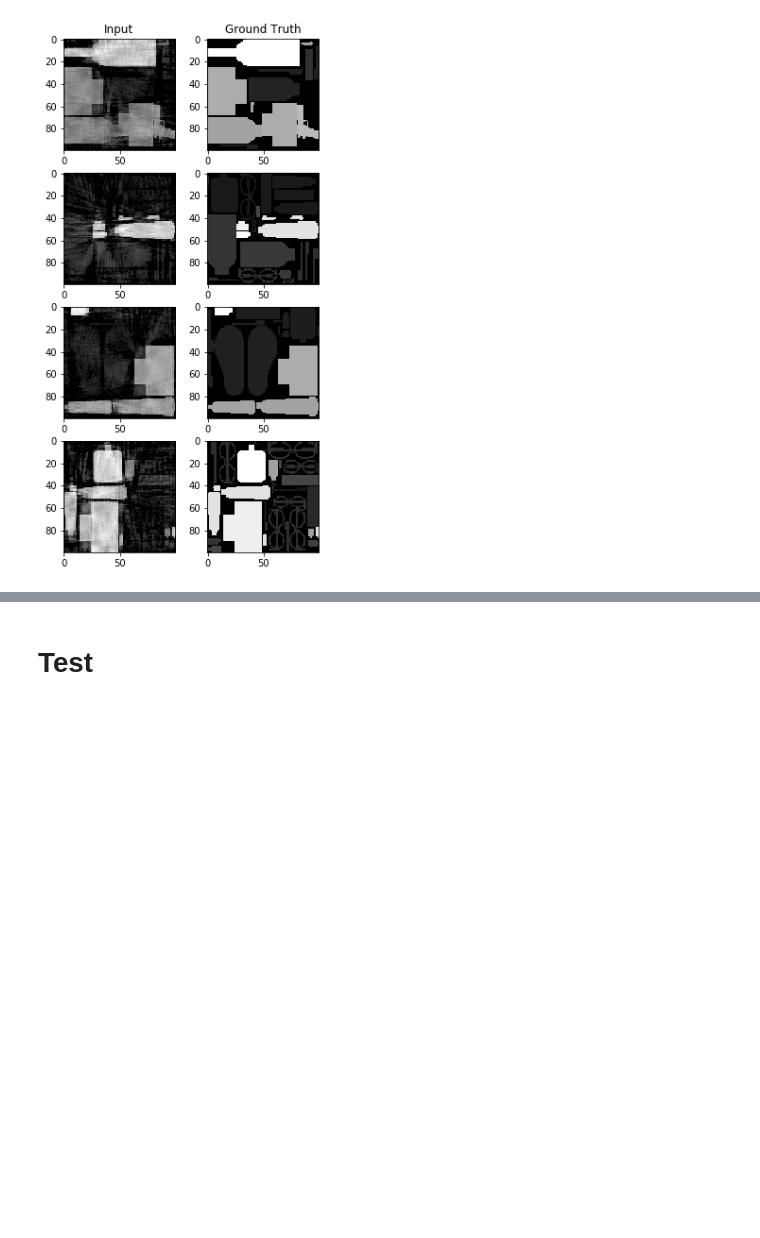
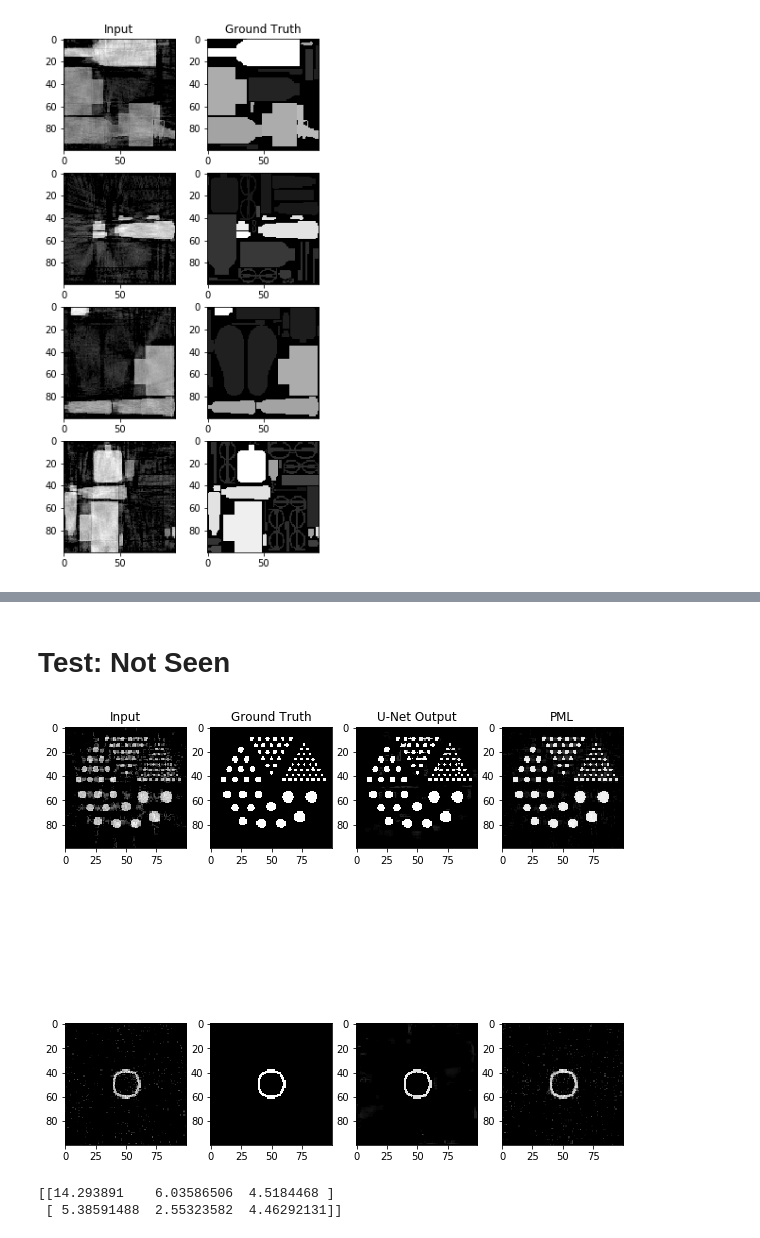
Before and after one commit to amasoudi1/U-NET-For-RFG-System, a Jupyter notebook: UNET_Fixed_Gantry3_4000.ipynb, the cells around one changed output, grey strips where cells are left out. Saved outputs shown, nothing was run; the diff lists cells and outputs as text; code cells hidden in the pictures; blank space fills up the shorter version.

```diff
--- a/UNET_Fixed_Gantry3_4000.ipynb
+++ b/UNET_Fixed_Gantry3_4000.ipynb
@@ -539,2 +514,2 @@ test
 # %% [markdown]
-# Test
+# Test: Not Seen
@@ -561,0 +516,52 @@ plt.show()
+# %%
+derenzo_ad = sc.loadmat("derenzo_t.mat")
+derenzo_label = np.expand_dims(np.array(derenzo_ad['t']),axis = 3)
+
+derenzo_ad = sc.loadmat("derenzo_conv_r.mat")
+derenzo_image = np.expand_dims(np.array(derenzo_ad['r']),axis = 3)
+
+derenzo_ad = sc.loadmat("bags_nt_conv_1.mat")
+derenzo_pml = np.expand_dims(np.array(derenzo_ad['bag']),axis = 3)
+
+derenzo_out = model.predict(np.expand_dims(derenzo_image, axis = 0))
+
+ring_ad = sc.loadmat("ring_t.mat")
+ring_label = np.expand_dims(np.array(ring_ad['t']),axis = 3)
+
+ring_ad = sc.loadmat("ring_conv_r.mat")
+ring_image = np.expand_dims(np.array(ring_ad['r']),axis = 3)
+
+ring_out = model.predict(np.expand_dims(ring_image, axis = 0))
+
+ring_ad = sc.loadmat("bags_nt_conv_2.mat")
+ring_pml = np.expand_dims(np.array(ring_ad['bag']),axis = 3)
+
+fix, ax = plt.subplots(2,4, figsize=(10,10))
+nrmse_nt = np.zeros((2,3))
+
+ax[0,0].imshow(adjust_gamma(derenzo_image,1.5), cmap='gray')
+ax[0,1].imshow(adjust_gamma(derenzo_label,1.5), cmap='gray')
+ax[0,2].imshow(adjust_gamma(np.squeeze(derenzo_out),1.5), cmap='gray')
+ax[0,3].imshow(adjust_gamma(derenzo_pml,1.5), cmap='gray')
+nrmse_nt[0,0] = NRMSE(derenzo_image,derenzo_label)
+nrmse_nt[0,1] = NRMSE(derenzo_out,derenzo_label)
+nrmse_nt[0,2] = NRMSE(derenzo_pml,derenzo_label)
+
+ax[1,0].imshow(adjust_gamma(ring_image,1.5), cmap='gray')
+ax[1,1].imshow(adjust_gamma(ring_label,1.5), cmap='gray')
+ax[1,2].imshow(adjust_gamma(np.squeeze(ring_out),1.5), cmap='gray')
+ax[1,3].imshow(adjust_gamma(ring_pml,1.5), cmap='gray')
+nrmse_nt[1,0] = NRMSE(ring_image,ring_label)
+nrmse_nt[1,1] = NRMSE(ring_out,ring_label)
+nrmse_nt[1,2] = NRMSE(ring_pml,ring_label)
+
+ax[0,0].set_title('Input')
+ax[0,1].set_title('Ground Truth')
+ax[0,2].set_title('U-Net Output')
+ax[0,3].set_title('PML')
+plt.show()
+print(nrmse_nt)
+# %% [output]
+[figure, added]
+[[14.293891    6.03586506  4.5184468 ]
+ [ 5.38591488  2.55323582  4.46292131]]
```
Also changed, not shown: parts of 12 cells of this notebook.
